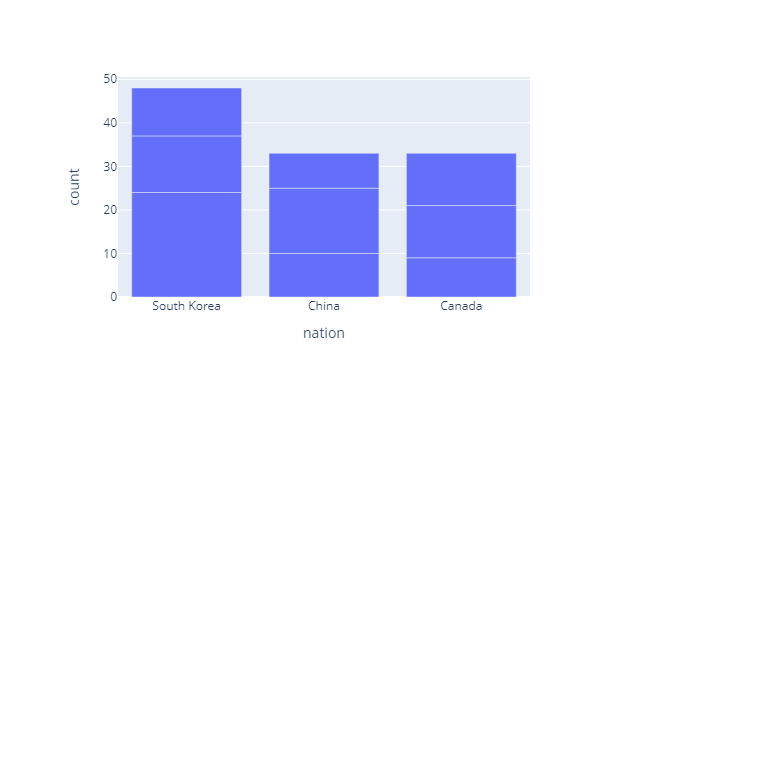
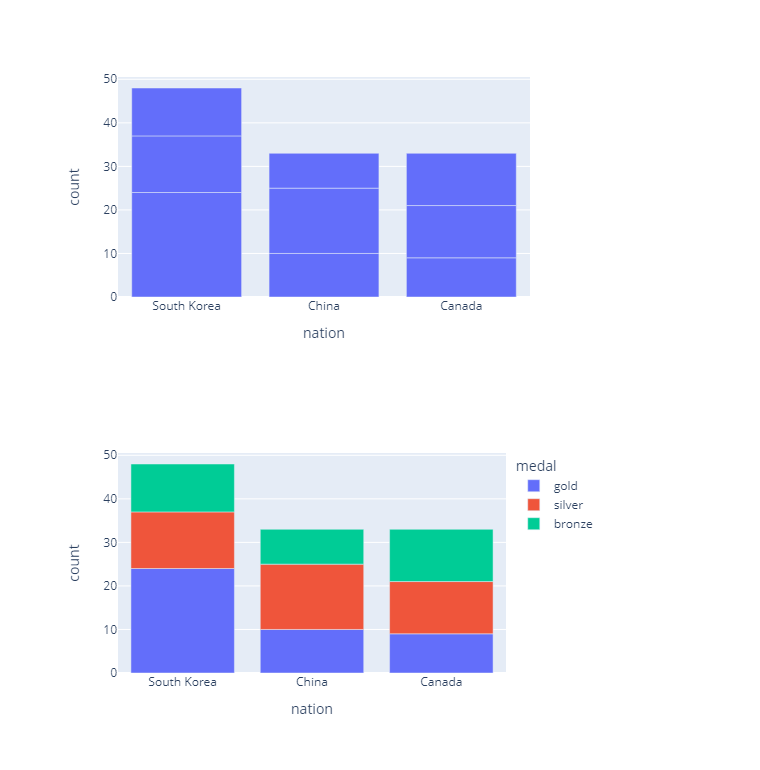
Before and after one commit to AminMShahnani/Python_Matplotlib_Plotly_Visualization_Tutorial, a Jupyter notebook: Codes/13.Bar_Chart.ipynb, the cells around one changed output. Drawn from its saved outputs; the diff is of its cells as text; code cells hidden in the pictures; blank space fills up the shorter version.

```diff
--- a/Codes/13.Bar_Chart.ipynb
+++ b/Codes/13.Bar_Chart.ipynb
@@ -23,3 +23,8 @@ fig.show()
 # %% [output]
 [interactive output not drawn]
 [figure]
+# %%
+fig=px.bar(Data1, x='nation', y='count', color='medal')
+fig.show()
+# %% [output]
+[figure, added]
```
